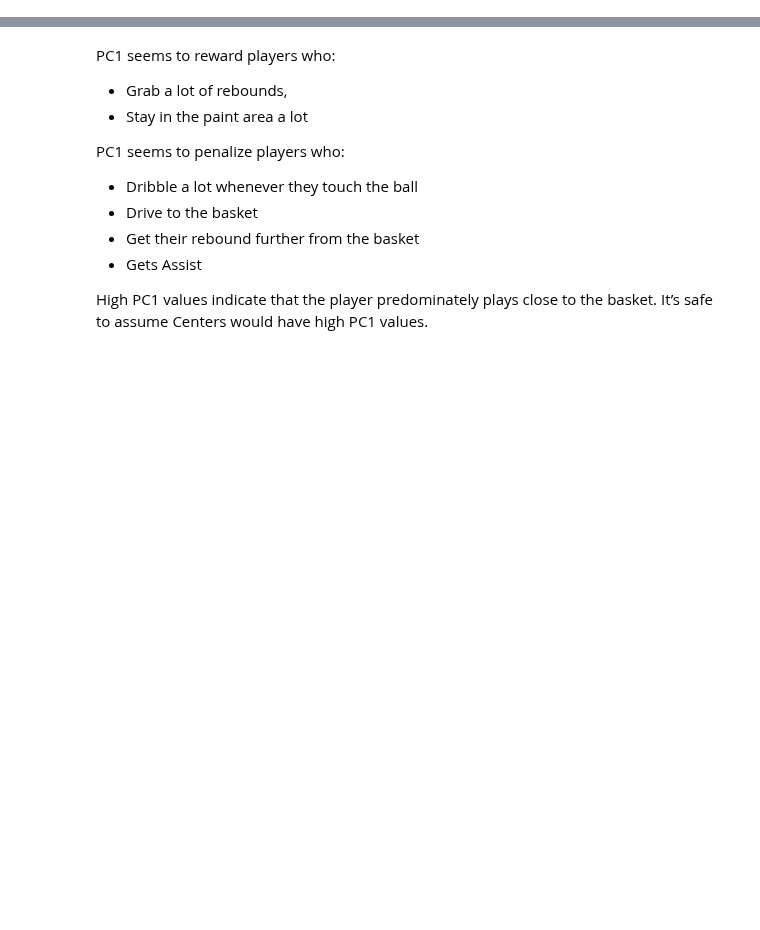
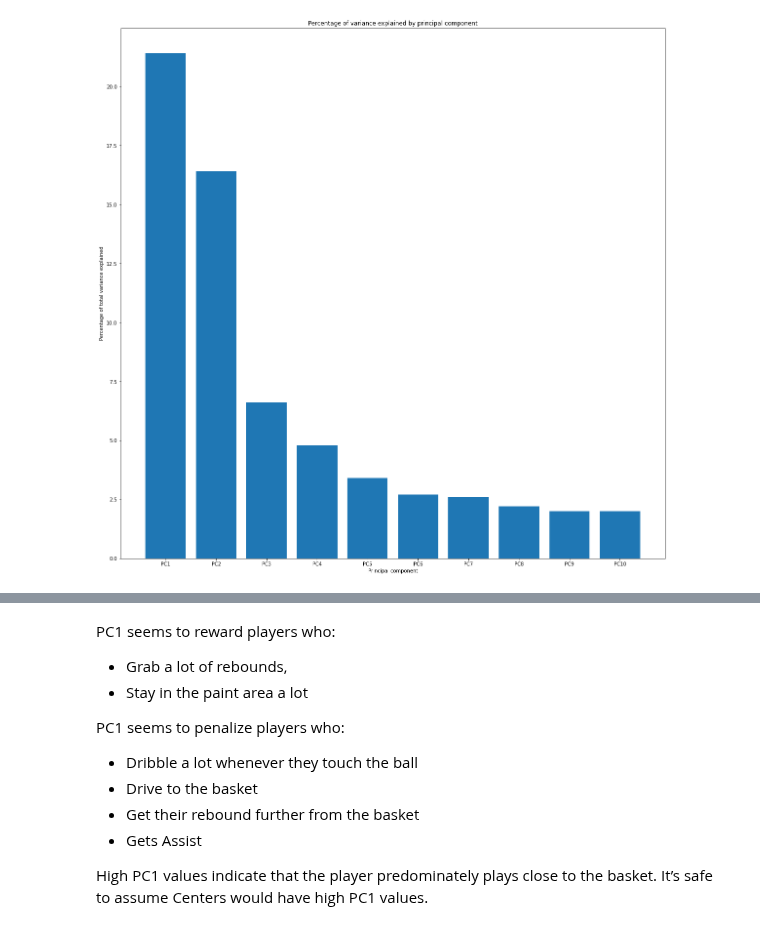
Before and after one commit to CSA100/nba-dsai, a Jupyter notebook: PCA.ipynb, the cells around one changed output, grey strips where cells are left out. Saved outputs shown, nothing was run; the diff lists cells and outputs as text; code cells hidden in the pictures; blank space fills up the shorter version.

```diff
--- a/PCA.ipynb
+++ b/PCA.ipynb
@@ -21,27 +21,29 @@ df = pd.read_csv('./Data/Cleaned/AllData.csv')
 # %%
 # drop non-numeric and unwanted coloumns
 tempDf = df.drop(["Unnamed: 0", "Player", "Team"], axis=1)
 
 # shift data mean to origin and scale variance in each feature to 1
 scaledDf = preprocessing.scale(tempDf)
 
 # perform pca
 pca = PCA()
 pca.fit(scaledDf)
 pcaData = pca.transform(scaledDf)
 
 # find percentage of variance accounted for by principal componenets
 varPercent = np.round(pca.explained_variance_ratio_ * 100, decimals=1)
 
-# create scree plot
+# create scree plot truncated to the top 10 principal components
 labels = ['PC' + str(i) for i in range(1, len(varPercent) + 1)]
 
 plt.figure(figsize = (20,20))
-plt.bar(x=labels, height=varPercent)
+plt.bar(x=labels[0:10], height=varPercent[0:10])
 plt.ylabel('Percentage of total variance explained')
 plt.xlabel('Principal component')
-plt.title("Scree plot")
+plt.title("Percentage of variance explained by principal component")
 plt.show()
+# %% [output]
+[figure, added]
 # %%
 # get cumulative explained variance plot by number of principal components
 
```
Also changed, not shown: parts of 9 cells of this notebook, 2 other files.
